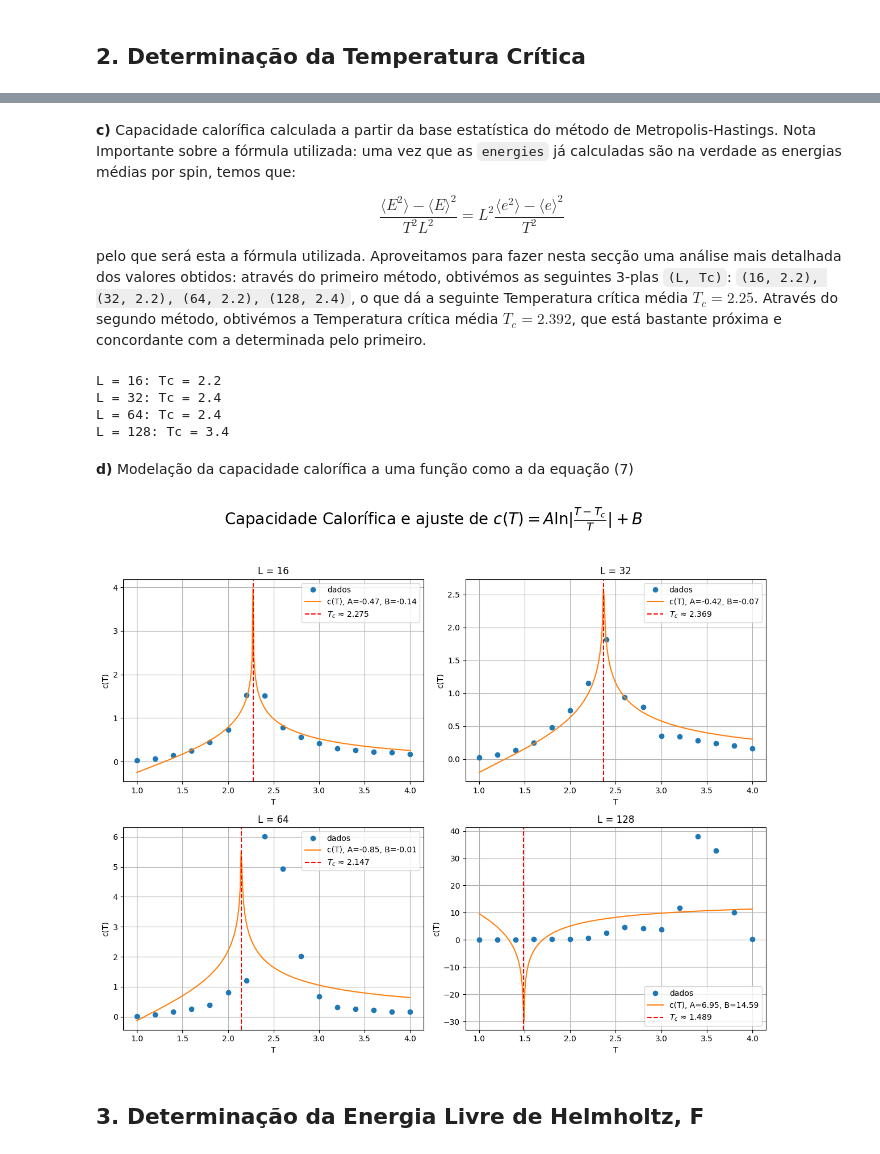
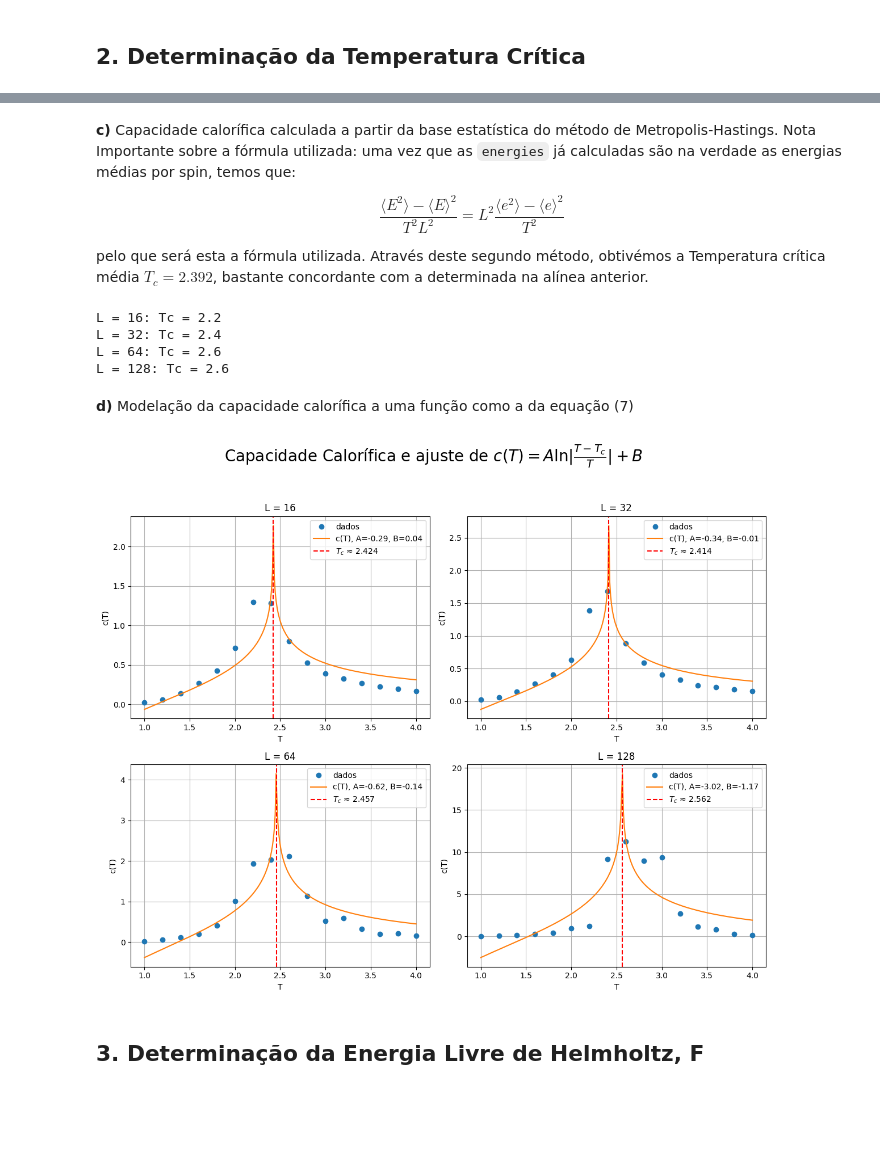
Before and after one commit to RafaelFernandesIST/FC_Grupo22, a Jupyter notebook: Projeto_1/projeto_1.ipynb, the cells around one changed output, grey strips where cells are left out. Drawn from its saved outputs; the diff is of its cells as text; code cells hidden in the pictures; blank space fills up the shorter version.

```diff
--- a/Projeto_1/projeto_1.ipynb
+++ b/Projeto_1/projeto_1.ipynb
@@ -85,7 +85,7 @@ class IsingModel:
 # %%
 L_array = np.array([16, 32, 64, 128])
 T_array = np.array([1, 2, 3, 4])
-N_iter = 10000
+N_iter = 300_000
 
 fig, axes = plt.subplots(len(L_array), len(T_array), figsize=(20, 15))
 fig.suptitle('Energia média em função do nº de Iterações', fontsize=20)
@@ -122,8 +122,8 @@ def ener_func(N, ef, tau):
 
 def guesses_for_ef_and_tau(energy_vals, n_points):
 
-    #o guess para ef será a média dos últimos 10% de valores
-    ef_guess = np.mean(avg_ener[-int(0.1 * len(avg_ener)):])
+    #o guess para ef será a média dos últimos 2% de valores
+    ef_guess = np.mean(avg_ener[-int(0.02 * len(avg_ener)):])
 
     #o guess para tau será resultante de inverter a equação, usando ef_guess
     e0 = energy_vals[0]
@@ -234,33 +234,39 @@ plt.show()
 # %%
 h = 0.2
 T_values = np.arange(1, 4.1, h)
-N_measurements = 1000000 #alterar para 1 000 000
+N_measurements = 1_000_000
 
 # Iremos armazenar os resultados no seguinte dicionário:
-results = {L: {'T': [], 'e_mean': [], 'e2_mean': [], 'e_std': [], 'm_mean': [], 'm_std': []} for L in L_array}
+results = {L: {'e_mean': [], 'e2_mean': [], 'e_std': [], 'm_mean': [], 'm_std': []} for L in L_array}
 
 fig, axes = plt.subplots(4, 2, figsize=(12, 16))
-fig.suptitle('Energia média e Magnetização média vs Temperatura para diferentes L', fontsize=16)
+fig.suptitle('Energia média e Magnetização média vs Temperatura para diferentes L', fontsize=20)
 
 for i, L in enumerate(L_array):
     for T in tqdm(T_values, desc=f"L={L}"):
         ising = IsingModel(L, T)
-        N_term = int(4*interp_tau((L,T)))
+        if T>=2.0:
+            N_term = int(4*corrected_interp_tau((L,T)))
+        else:
+            N_term = int(4*interp_tau((L,T)))
         ising.iter_monte_carlo(N_term + N_measurements)
 
-        energies = np.array(ising.energies[-N_measurements:])/(L*L)
-        magnetizations = np.array(ising.magnetizations[-N_measurements:])/(L*L)
+        e_data = np.array(ising.energies[-N_measurements:]) / (L*L)
+        m_data = np.abs(np.array(ising.magnetizations[-N_measurements:])) / (L*L)
 
-        e_mean = np.mean(energies)
-        e_squared_mean = np.mean(energies**2) # para 2c
-        e_std = np.std(energies)
-        m_mean = np.mean(magnetizations)
-        m_std = np.std(magnetizations)
+        # Médias e desvios padrão
+        mean_e = np.mean(e_data)
+        mean_e2 = np.mean(e_data**2)
+        e_std = np.std(e_data, ddof=0)
 
-        results[L]['e_mean'].append(e_mean)
-        results[L]['e2_mean'].append(e_squared_mean)
+        mean_m = np.mean(m_data)
+        mean_m2 = np.mean(m_data**2)
+        m_std = np.std(m_data, ddof=0)
+
+        results[L]['e_mean'].append(mean_e)
+        results[L]['e2_mean'].append(mean_e2)
         results[L]['e_std'].append(e_std)
-        results[L]['m_mean'].append(m_mean)
+        results[L]['m_mean'].append(mean_m)
         results[L]['m_std'].append(m_std)
 
     #Para realizar o plot
@@ -286,5 +294,5 @@ plt.show()
 # %%
-heat_capacities = {L: {'T': [], 'c': [], 'c_err': []} for L in L_array}
+heat_capacities = {L: {'c': [], 'c_err': []} for L in L_array}
 
 def discrete_derivative_for_data(T, Y, Y_err):
     if len(T) != len(Y):
@@ -300,7 +308,6 @@ def discrete_derivative_for_data(T, Y, Y_err):
 
 for L in L_array:
     c_values, c_error = discrete_derivative_for_data(T_values, results[L]['e_mean'], results[L]['e_std'])
-    heat_capacities[L]['T'] = results[L]['T']
     heat_capacities[L]['c'] = c_values
     heat_capacities[L]['c_err'] = c_error
     idx_max = np.argmax(heat_capacities[L]['c'])
@@ -336,7 +343,7 @@ $$
 \frac{\langle E^2 \rangle- \langle E \rangle^2}{T^2 L^2} = L^2 \frac{\langle e^2 \rangle- \langle e \rangle^2}{T^2}
 $$
 
-pelo que será esta a fórmula utilizada. Aproveitamos para fazer nesta secção uma análise mais detalhada dos valores obtidos: através do primeiro método, obtivémos as seguintes 3-plas `(L, Tc)`: `(16, 2.2), (32, 2.2), (64, 2.2), (128, 2.4)`, o que dá a seguinte Temperatura crítica média $T_c = 2.25$. Através do segundo método, obtivémos a Temperatura crítica média $T_c = 2.392$, que está bastante próxima e concordante com a determinada pelo primeiro.
+pelo que será esta a fórmula utilizada. Através deste segundo método, obtivémos a Temperatura crítica média $T_c = 2.392$, bastante concordante com a determinada na alínea anterior.
 # %%
 c_vals = {L:[] for L in L_array}
 stat_Tcs = {}
@@ -352,41 +359,41 @@ for L in L_array:
 # %% [output]
 L = 16: Tc = 2.2
 L = 32: Tc = 2.4
-L = 64: Tc = 2.4
-L = 128: Tc = 3.4
+L = 64: Tc = 2.6
+L = 128: Tc = 2.6
 # %% [markdown]
 **d)** Modelação da capacidade calorífica a uma função como a da equação (7)
 # %%
 def c_model(T, A, B, Tc):
     return A * np.log(np.abs((T - Tc) / T)) + B
 
 fig, axes = plt.subplots(2, 2, figsize=(12, 10))
 fig.suptitle('Capacidade Calorífica e ajuste de $c(T) = A \\ln|\\frac{T - T_c}{T}| + B$', fontsize=20)
 
 L_list = [16, 32, 64, 128]
 for j, L in enumerate(L_list):
     T = np.array(T_values)
     c = np.array(c_vals[L])
 
 
-    parameters, _ = curve_fit(c_model, T, c, p0=[1.0, 0.1, 2.3])
+    parameters, _ = curve_fit(c_model, T, c, p0=[-1.0, 0.0, 2.4])
     A, B, Tc = parameters
 
     ax = axes[j // 2, j % 2]
     T_fine = np.linspace(min(T), max(T), 300)
     ax.plot(T, c, 'o', label='dados')
     ax.plot(T_fine, c_model(T_fine, *parameters), '-', label=f'c(T), A={A:.2f}, B={B:.2f}')
     ax.axvline(Tc, color='r', linestyle='--', label=f'$T_c$ ≈ {Tc:.3f}')
     ax.set_title(f'L = {L}')
     ax.set_xlabel('T')
     ax.set_ylabel('c(T)')
     ax.grid(True)
     ax.legend()
 
 plt.tight_layout(rect=[0, 0, 1, 0.95])
 plt.show()
 # %% [output]
-[figure, old version]
+[figure, new version]
 # %% [markdown]
 ## 3. Determinação da Energia Livre de Helmholtz, F
 # %% [markdown]
```
Also changed, not shown: parts of 7 cells of this notebook.
